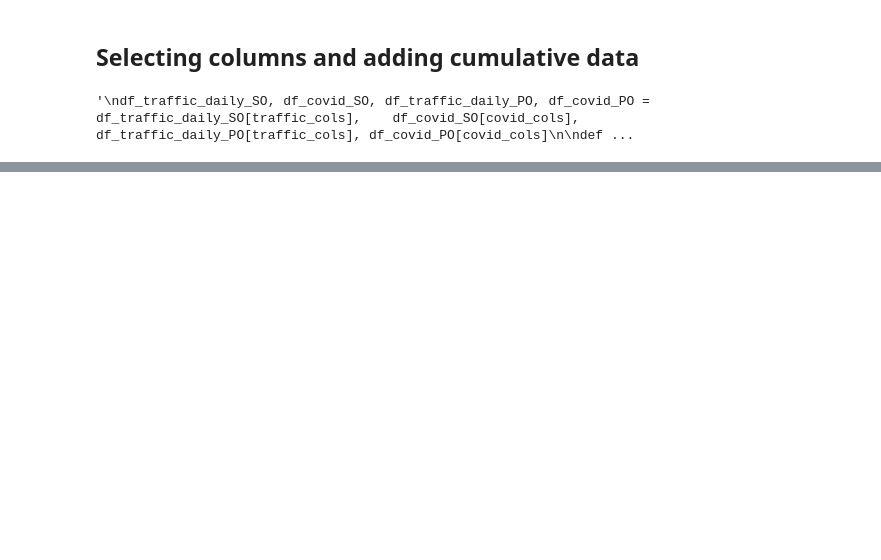
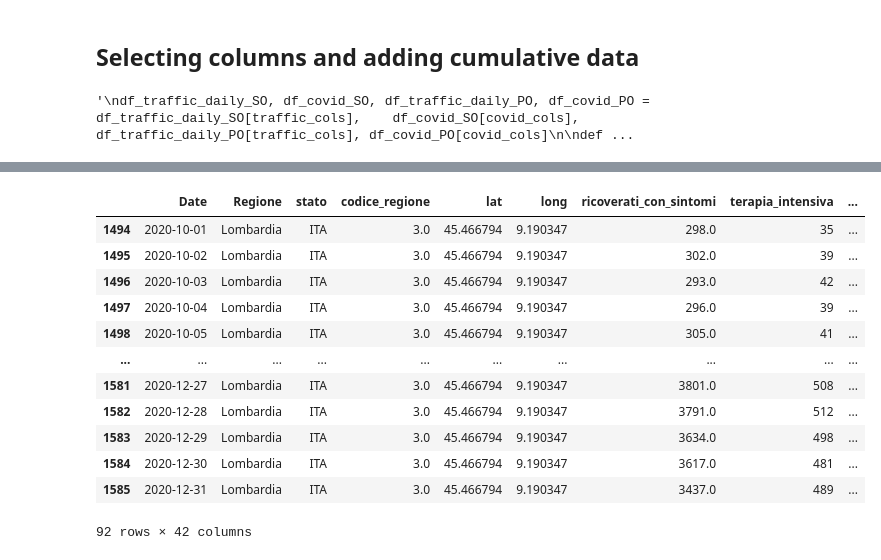
Before and after one commit to filipkrasniqi/networkcovid, a Jupyter notebook: Filip/Covid.ipynb, the cells around one changed output, grey strips where cells are left out. Cells and saved outputs as stored; diff of their text form; code cells hidden in the pictures; blank space fills up the shorter version.

```diff
--- a/Filip/Covid.ipynb
+++ b/Filip/Covid.ipynb
@@ -221,3 +315,19 @@ df_covid_PO, df_covid_SO = fixMissingCovid(df_covid_PO), fixMissingCovid(df_covi
+# %%
+df_covid_corr
+# %% [output]
+|  | Date | Regione | stato | codice_regione | lat | long | ricoverati_con_sintomi | terapia_intensiva | ... |
+| 1494 | 2020-10-01 | Lombardia | ITA | 3.0 | 45.466794 | 9.190347 | 298.0 | 35 | ... |
+| 1495 | 2020-10-02 | Lombardia | ITA | 3.0 | 45.466794 | 9.190347 | 302.0 | 39 | ... |
+| 1496 | 2020-10-03 | Lombardia | ITA | 3.0 | 45.466794 | 9.190347 | 293.0 | 42 | ... |
+| 1497 | 2020-10-04 | Lombardia | ITA | 3.0 | 45.466794 | 9.190347 | 296.0 | 39 | ... |
+| 1498 | 2020-10-05 | Lombardia | ITA | 3.0 | 45.466794 | 9.190347 | 305.0 | 41 | ... |
+| ... | ... | ... | ... | ... | ... | ... | ... | ... | ... |
+| 1581 | 2020-12-27 | Lombardia | ITA | 3.0 | 45.466794 | 9.190347 | 3801.0 | 508 | ... |
+| 1582 | 2020-12-28 | Lombardia | ITA | 3.0 | 45.466794 | 9.190347 | 3791.0 | 512 | ... |
+| 1583 | 2020-12-29 | Lombardia | ITA | 3.0 | 45.466794 | 9.190347 | 3634.0 | 498 | ... |
+| 1584 | 2020-12-30 | Lombardia | ITA | 3.0 | 45.466794 | 9.190347 | 3617.0 | 481 | ... |
+| 1585 | 2020-12-31 | Lombardia | ITA | 3.0 | 45.466794 | 9.190347 | 3437.0 | 489 | ... |
+92 rows × 42 columns
 # %%
 regionsToShow = list(regions)
 #regionsToShow.append("Italia")
```
Also changed, not shown: parts of 17 cells of this notebook, 4 other files.
